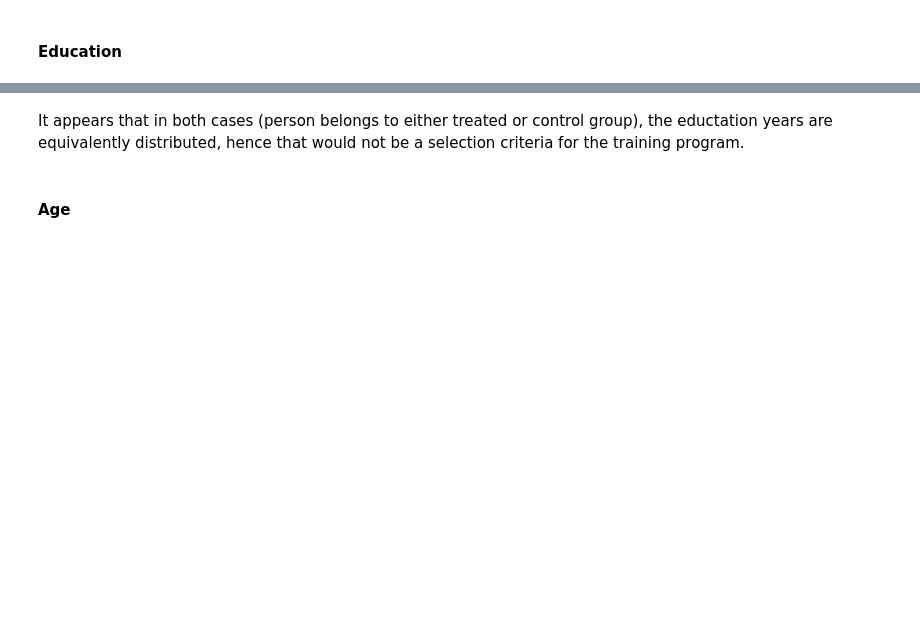
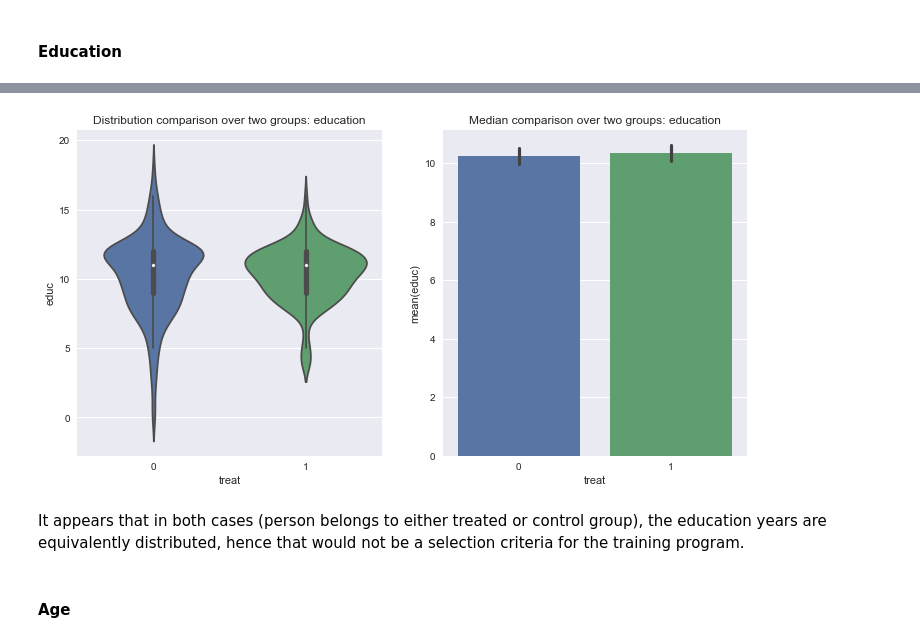
Before and after one commit to brunebastide/ADA, a Jupyter notebook: homework04/homework4.ipynb, the cells around one changed output, grey strips where cells are left out. Cells and saved outputs as stored; diff of their text form; code cells hidden in the pictures; blank space fills up the shorter version.

```diff
--- a/homework04/homework4.ipynb
+++ b/homework04/homework4.ipynb
@@ -160,5 +169,14 @@ g.axes[0,1].set_title('Treated');
+# %%
+f, (ax1, ax2) = plt.subplots(1, 2, figsize=(12,6))
+
+g1 = sns.violinplot(x = 'treat', y = 'educ', data = data, ax = ax1)
+g2 = sns.barplot(x = 'treat', y = 'educ', data = data, ax = ax2)
+ax1.set_title('Distribution comparison over two groups: education');
+ax2.set_title('Median comparison over two groups: education');
+# %% [output]
+[figure, added]
 # %% [markdown]
-It appears that in both cases (person belongs to either treated or control group), the eductation years are equivalently distributed, hence that would not be a selection criteria for the training program.
+It appears that in both cases (person belongs to either treated or control group), the education years are equivalently distributed, hence that would not be a selection criteria for the training program.
 # %% [markdown]
 #### Age
 # %%
```
Also changed, not shown: parts of 26 cells of this notebook.
